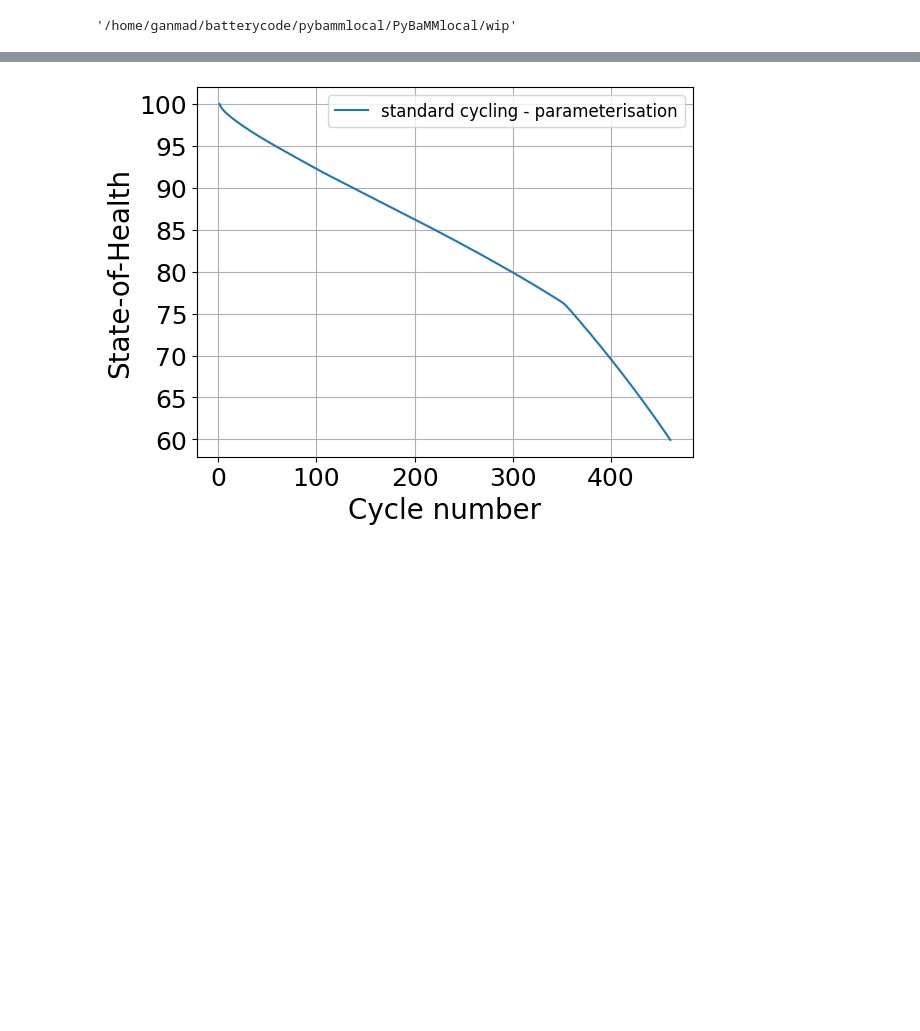
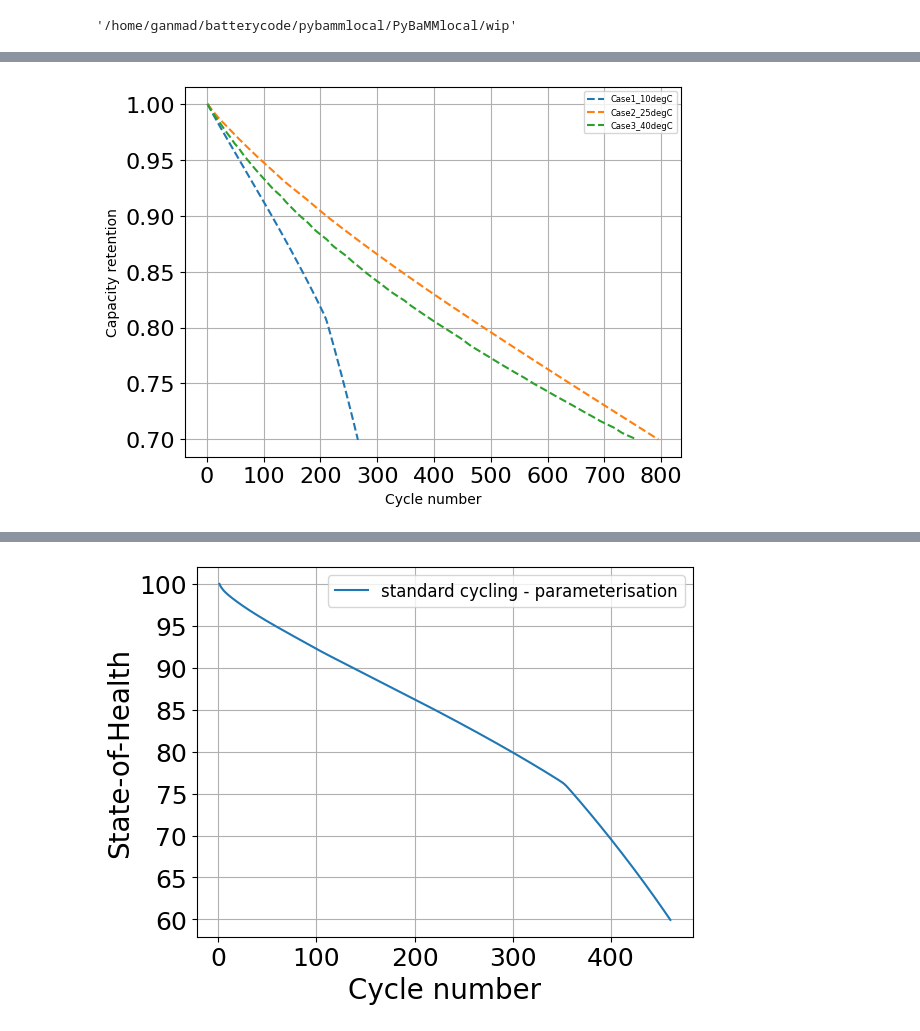
Before and after one commit to ganmadche/PyBaMMlocal, a Jupyter notebook: wip/paperKneedfn2026_figGen.ipynb, the cells around one changed output, grey strips where cells are left out. Saved outputs shown, nothing was run; the diff lists cells and outputs as text; code cells hidden in the pictures; blank space fills up the shorter version.

Commit message:
updated parameters on the notebook

```diff
--- a/wip/paperKneedfn2026_figGen.ipynb
+++ b/wip/paperKneedfn2026_figGen.ipynb
@@ -145,5 +69,69 @@ experiment0 = pybamm.Experiment(
         )
     ]
     * 1000,
-    termination= "60% capacity"
+    termination= "70% capacity"
 )
+# %%
+from itertools import product
+
+
+temp_list = [10, 25, 40] #25,
+crate_list = [0.33] #,[0.1,0.3, 1]
+soc_list = [100] #,[10, 60, 100]
+dod_list = [90] #60, 70,[50, 70, 90]
+
+all_cases = list(product(temp_list, crate_list, soc_list, dod_list))
+
+df = pd.DataFrame(all_cases,columns = ["Temperature", "C_rate", "SoC", "DoD"])
+df.insert(0, "Case", range(1, len(df)+1))
+df.to_csv(f"{current_directory}/paperstudies2026/tuning/Cases_tuning_std300.csv", index=False)
+# %%
+safe_solver = pybamm.IDAKLUSolver(options={"dt_max": 10}) #mode="safe", ,  dt_max= dt_max, return_solution_if_failed_early=True, dt_max= 5.0,
+
+for n in range(len(df)):
+    tempC_case = df["Temperature"][n]
+    simcase = df["Case"][n]
+    dod_case = df["DoD"][n]*0.01
+    soc_case = df["SoC"][n]*0.01
+    crate = df["C_rate"][n]
+
+    parameter_values.update({"Ambient temperature [K]": 273.15 + tempC_case,
+                            "Initial temperature [K]": 273.15 + tempC_case})
+
+    sim1 = pybamm.Simulation(model=model, parameter_values=parameter_values, experiment=experiment0, solver=safe_solver)
+    sol1 = sim1.solve(showprogress=True, ) #save_at_cycles=50
+    print("Took", sol1.solve_time)
+    Q1 = sim1.solution.summary_variables["Capacity [A.h]"]
+    cycle1 = sim1.solution.summary_variables["Cycle number"]
+    Qpl=  sim1.solution.summary_variables["Loss of capacity to negative lithium plating [A.h]"]
+
+    mlam_n = sim1.solution.summary_variables['Loss of active material in negative electrode [%]']
+    mlam_p = sim1.solution.summary_variables['Loss of active material in positive electrode [%]']
+    Qlli = sim1.solution.summary_variables['Loss of lithium inventory [%]']
+    Qside = sim1.solution.summary_variables["Total capacity lost to side reactions [A.h]"]
+    Qsei  = sim1.solution.summary_variables['Loss of capacity to negative SEI [A.h]']
+
+    df2 = {}
+    df2 = pd.DataFrame(df2)
+    df2["Cycle number"] =cycle1
+    df2["Capacity Retention"] = Q1/Q1[0]
+    df2["LAMpe_per"] =mlam_p
+    df2["LAMne_per"] =mlam_n
+    df2["Qsei"] = Qsei
+    df2["Qpl"] = Qpl
+    df2["LLIp"] = Qlli
+    df2["Qside"] = Qside
+
+
+    df2.to_csv(f"{current_directory}/paperstudies2026/tuning/tune_Case{simcase}_{tempC_case}degC_std300.csv")
+
+    plt.plot(cycle1,Q1/Q1[0],"--", label =f"Case{simcase}_{tempC_case}degC")  #_{crate}C_{int(soc_case*100)}SoC_{int(dod_case*100)}DoD_{cycles_per_day}cycle")
+    plt.legend(fontsize=6)
+
+plt.xlabel("Cycle number")
+plt.ylabel("Capacity retention")
+plt.xticks(fontsize =16)
+plt.yticks(fontsize = 16)
+plt.grid(True)
+plt.show()
+# %% [output]
@@ -150 +141,2 @@ experiment0 = pybamm.Experiment(
+[figure, added]
 # %%
```
Also changed, not shown: parts of 20 cells of this notebook.
